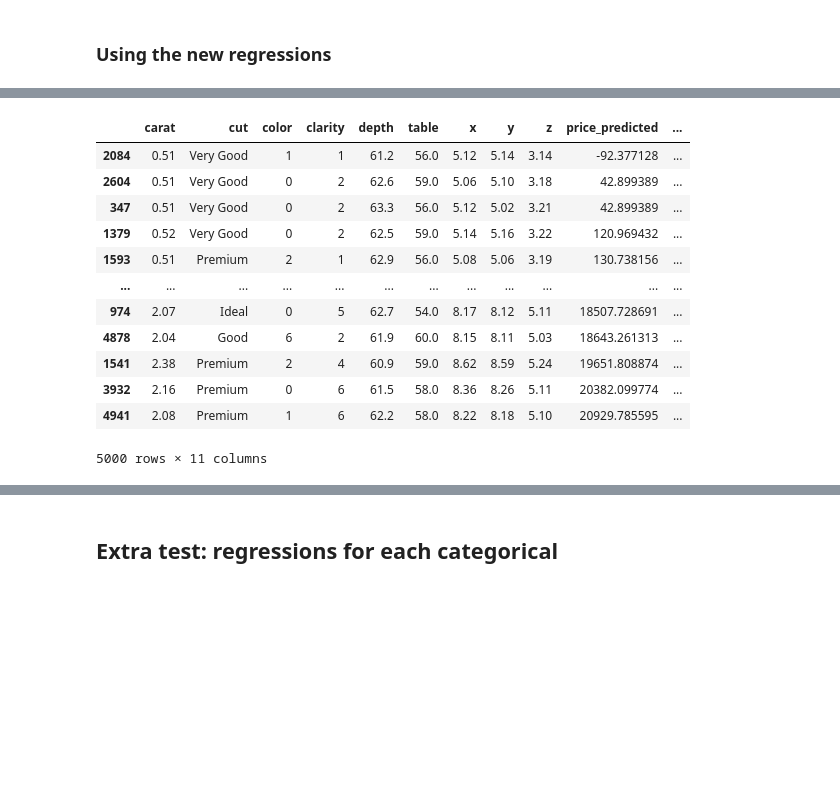
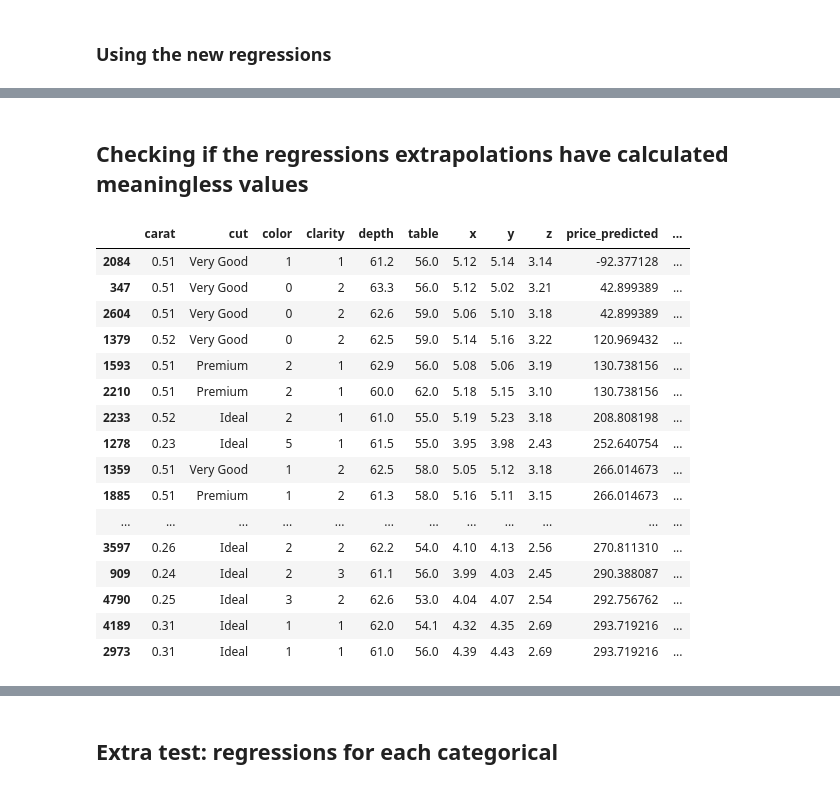
Before and after one commit to Leoprma/Diamonds, a Jupyter notebook: Diamonds.ipynb, the cells around one changed output, grey strips where cells are left out. Cells and saved outputs as stored; diff of their text form; code cells hidden in the pictures; blank space fills up the shorter version.

```diff
--- a/Diamonds.ipynb
+++ b/Diamonds.ipynb
@@ -554,21 +554,27 @@ diamonds_grouped_carat
 | (3.0, 3.5] | 3.113333 | 63.566667 | 56.000000 | 9.293333 | 9.190000 | 5.876667 | 13585.791930 | 3 |
 | (3.5, 4.0] | NaN | NaN | NaN | NaN | NaN | NaN | NaN | 0 |
 | (4.0, 4.5] | 4.130000 | 64.800000 | 61.000000 | 10.000000 | 9.850000 | 6.430000 | 14896.313758 | 1 |
-# %%
-rick_diamonds.sort_values(by='price_predicted')#.loc[rick_diamonds.sort_values(by='price_predicted')['price_predicted']<300,:]
-# %% [output]
-|  | carat | cut | color | clarity | depth | table | x | y | z | price_predicted | ... |
-| 2084 | 0.51 | Very Good | 1 | 1 | 61.2 | 56.0 | 5.12 | 5.14 | 3.14 | -92.377128 | ... |
-| 2604 | 0.51 | Very Good | 0 | 2 | 62.6 | 59.0 | 5.06 | 5.10 | 3.18 | 42.899389 | ... |
-| 347 | 0.51 | Very Good | 0 | 2 | 63.3 | 56.0 | 5.12 | 5.02 | 3.21 | 42.899389 | ... |
-| 1379 | 0.52 | Very Good | 0 | 2 | 62.5 | 59.0 | 5.14 | 5.16 | 3.22 | 120.969432 | ... |
-| 1593 | 0.51 | Premium | 2 | 1 | 62.9 | 56.0 | 5.08 | 5.06 | 3.19 | 130.738156 | ... |
-| ... | ... | ... | ... | ... | ... | ... | ... | ... | ... | ... | ... |
-| 974 | 2.07 | Ideal | 0 | 5 | 62.7 | 54.0 | 8.17 | 8.12 | 5.11 | 18507.728691 | ... |
-| 4878 | 2.04 | Good | 6 | 2 | 61.9 | 60.0 | 8.15 | 8.11 | 5.03 | 18643.261313 | ... |
-| 1541 | 2.38 | Premium | 2 | 4 | 60.9 | 59.0 | 8.62 | 8.59 | 5.24 | 19651.808874 | ... |
-| 3932 | 2.16 | Premium | 0 | 6 | 61.5 | 58.0 | 8.36 | 8.26 | 5.11 | 20382.099774 | ... |
-| 4941 | 2.08 | Premium | 1 | 6 | 62.2 | 58.0 | 8.22 | 8.18 | 5.10 | 20929.785595 | ... |
-5000 rows × 11 columns
 # %%
 rick_diamonds.to_csv('rick_diamonds_v4.csv', index=False)
+# %% [markdown]
+## Checking if the regressions extrapolations have calculated meaningless values
+# %%
+rick_diamonds.sort_values(by='price_predicted').loc[rick_diamonds.sort_values(by='price_predicted')['price_predicted']<300,:]
+# %% [output]
+|  | carat | cut | color | clarity | depth | table | x | y | z | price_predicted | ... |
+| 2084 | 0.51 | Very Good | 1 | 1 | 61.2 | 56.0 | 5.12 | 5.14 | 3.14 | -92.377128 | ... |
+| 347 | 0.51 | Very Good | 0 | 2 | 63.3 | 56.0 | 5.12 | 5.02 | 3.21 | 42.899389 | ... |
+| 2604 | 0.51 | Very Good | 0 | 2 | 62.6 | 59.0 | 5.06 | 5.10 | 3.18 | 42.899389 | ... |
+| 1379 | 0.52 | Very Good | 0 | 2 | 62.5 | 59.0 | 5.14 | 5.16 | 3.22 | 120.969432 | ... |
+| 1593 | 0.51 | Premium | 2 | 1 | 62.9 | 56.0 | 5.08 | 5.06 | 3.19 | 130.738156 | ... |
+| 2210 | 0.51 | Premium | 2 | 1 | 60.0 | 62.0 | 5.18 | 5.15 | 3.10 | 130.738156 | ... |
+| 2233 | 0.52 | Ideal | 2 | 1 | 61.0 | 55.0 | 5.19 | 5.23 | 3.18 | 208.808198 | ... |
+| 1278 | 0.23 | Ideal | 5 | 1 | 61.5 | 55.0 | 3.95 | 3.98 | 2.43 | 252.640754 | ... |
+| 1359 | 0.51 | Very Good | 1 | 2 | 62.5 | 58.0 | 5.05 | 5.12 | 3.18 | 266.014673 | ... |
+| 1885 | 0.51 | Premium | 1 | 2 | 61.3 | 58.0 | 5.16 | 5.11 | 3.15 | 266.014673 | ... |
+| ... | ... | ... | ... | ... | ... | ... | ... | ... | ... | ... | ... |
+| 3597 | 0.26 | Ideal | 2 | 2 | 62.2 | 54.0 | 4.10 | 4.13 | 2.56 | 270.811310 | ... |
+| 909 | 0.24 | Ideal | 2 | 3 | 61.1 | 56.0 | 3.99 | 4.03 | 2.45 | 290.388087 | ... |
+| 4790 | 0.25 | Ideal | 3 | 2 | 62.6 | 53.0 | 4.04 | 4.07 | 2.54 | 292.756762 | ... |
+| 4189 | 0.31 | Ideal | 1 | 1 | 62.0 | 54.1 | 4.32 | 4.35 | 2.69 | 293.719216 | ... |
+| 2973 | 0.31 | Ideal | 1 | 1 | 61.0 | 56.0 | 4.39 | 4.43 | 2.69 | 293.719216 | ... |
```
Also changed, not shown: parts of 33 cells of this notebook.
